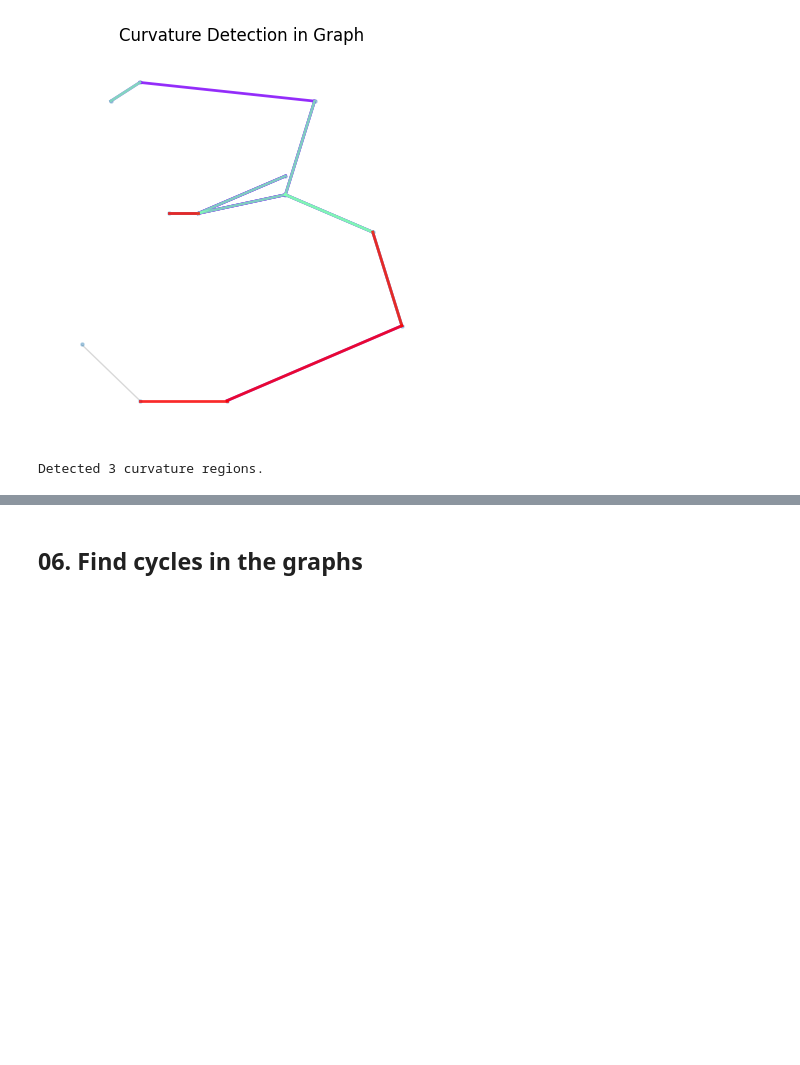
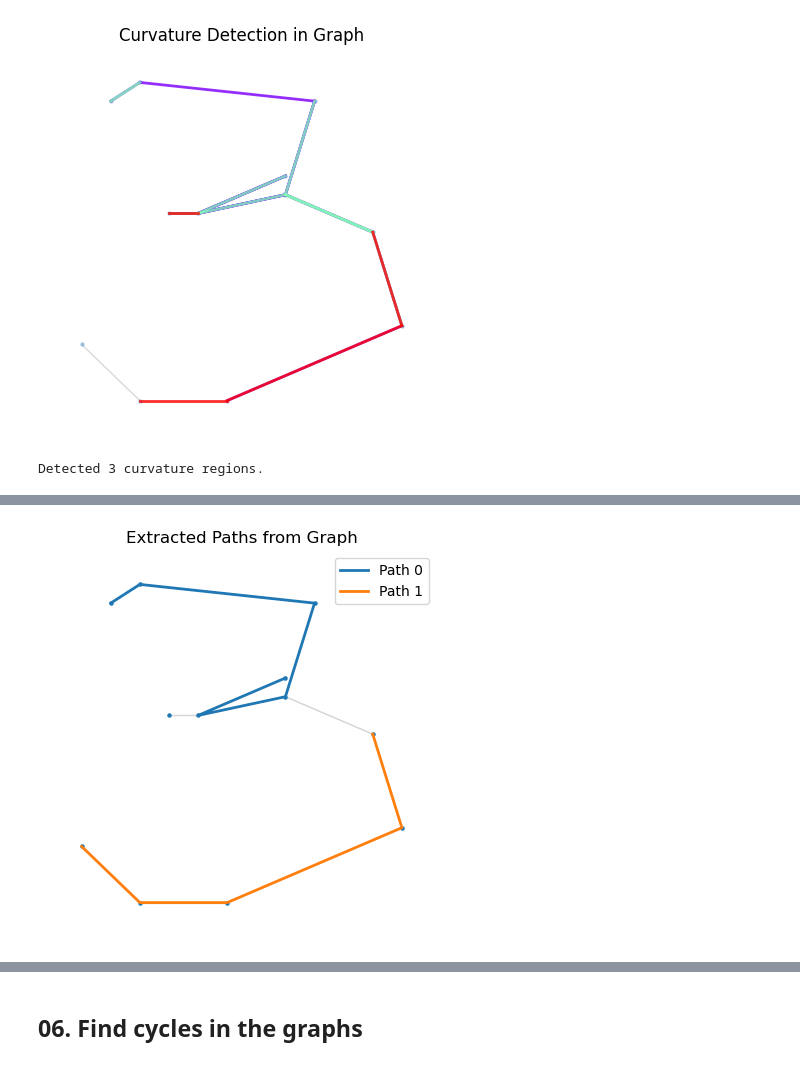
Before and after one commit to ewaMiazga/ai-lab-work, a Jupyter notebook: graph-based_experiments.ipynb, the cells around one changed output, grey strips where cells are left out. Cells and saved outputs as stored; diff of their text form; code cells hidden in the pictures; blank space fills up the shorter version.

Commit message:
Bezier curves fitting added

```diff
--- a/graph-based_experiments.ipynb
+++ b/graph-based_experiments.ipynb
@@ -760,0 +768,96 @@ Detected 3 curvature regions.
+# %%
+import networkx as nx
+import numpy as np
+import bezier
+import matplotlib.pyplot as plt
+from skimage.morphology import skeletonize
+from scipy import ndimage as ndi
+
+def extract_long_paths(G, min_length=3):
+    visited = set()
+    paths = []
+
+    for node in G.nodes:
+        if G.degree[node] == 1:  # endpoint
+            path = [node]
+            current = node
+            prev = None
+            while True:
+                neighbors = list(G.neighbors(current))
+                next_nodes = [n for n in neighbors if n != prev]
+                if not next_nodes or next_nodes[0] in visited:
+                    break
+                prev = current
+                current = next_nodes[0]
+                path.append(current)
+            if len(path) >= min_length:
+                paths.append(path)
+                visited.update(path)
+    return paths
+
+# Function to fit a Bézier curve to a given path
+def fit_bezier_curve(path):
+    # Extract x and y coordinates of the path
+    x = np.array([node[0] for node in path])
+    y = np.array([node[1] for node in path])
+
+    # Create a Bézier curve using the coordinates (you can try fitting a higher degree)
+    nodes = np.asfortranarray([x, y])
+    curve = bezier.Curve(nodes, degree=len(nodes[0]) - 1)
+    return curve
+
+# Function to generate Bézier curve points for visualization
+def get_bezier_curve_points(curve, num_points=100):
+    # Generate points along the Bézier curve
+    u_vals = np.linspace(0.0, 1.0, num_points)
+    curve_points = curve.evaluate_multi(u_vals)
+    return curve_points[0], curve_points[1]  # x and y
+
+# Assuming merged_G is your graph, extract paths from it
+paths = extract_long_paths(G1)
+
+# Display extracted paths
+fig, ax = plt.subplots(figsize=(5, 5))
+
+# Draw the full graph in light gray
+nx.draw(G1, pos={node: node for node in G1.nodes()},
+        node_size=5, edge_color='lightgray', ax=ax)
+
+# Overlay each path in a different color
+for i, path in enumerate(paths):
+    path_x = [node[0] for node in path]
+    path_y = [node[1] for node in path]
+    ax.plot(path_x, path_y, label=f'Path {i}', linewidth=2)
+
+plt.title("Extracted Paths from Graph")
+plt.legend()
+plt.show()
+
+
+# Number of nodes to sample from each path
+num_sampled_nodes = 10
+
+# Now fit Bézier curves to these paths and visualize
+fig, ax = plt.subplots(figsize=(5, 5))
+
+# Plot the original graph
+# Draw the entire graph in light gray
+pos = {node: node for node in G1.nodes()}  # Node positions
+nx.draw(G1, pos, node_size=5, edge_color='gray', alpha=0.3, ax=ax)
+
+# Loop through the paths and fit Bézier curves
+for path in paths:
+    # Sample a subset of nodes from the path (for example, 10 nodes)
+    # sampled_path = sample_nodes_from_path(path, num_sampled_nodes)
+
+    curve = fit_bezier_curve(path)  # Fit Bézier curve to the path
+    bezier_x, bezier_y = get_bezier_curve_points(curve)  # Get the curve points
+
+    # Plot the fitted Bézier curve
+    plt.plot(bezier_x, bezier_y, label="Detected Curve", color="red", linewidth=2)
+
+# Show the plot with Bézier curves
+plt.title("Graph with Detected Bézier Curves")
+plt.show()
+# %% [output]
+[figure, added]
```
Also changed, not shown: parts of 8 cells of this notebook.
